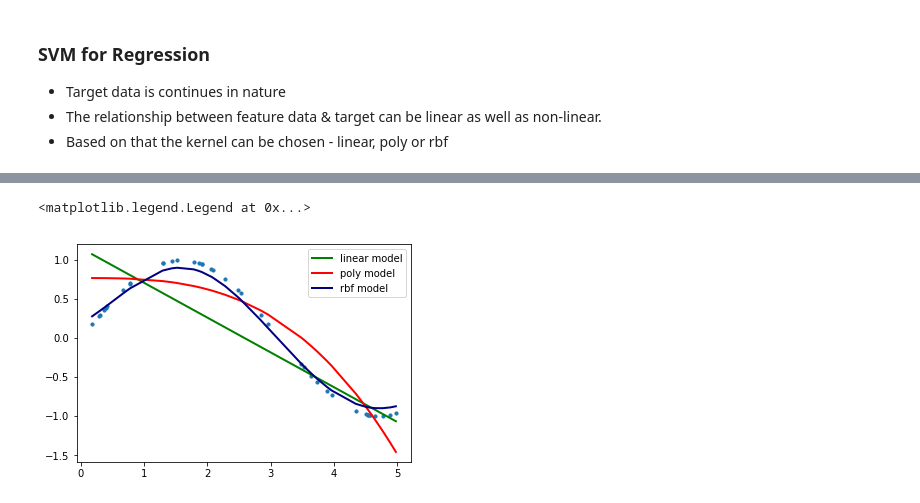
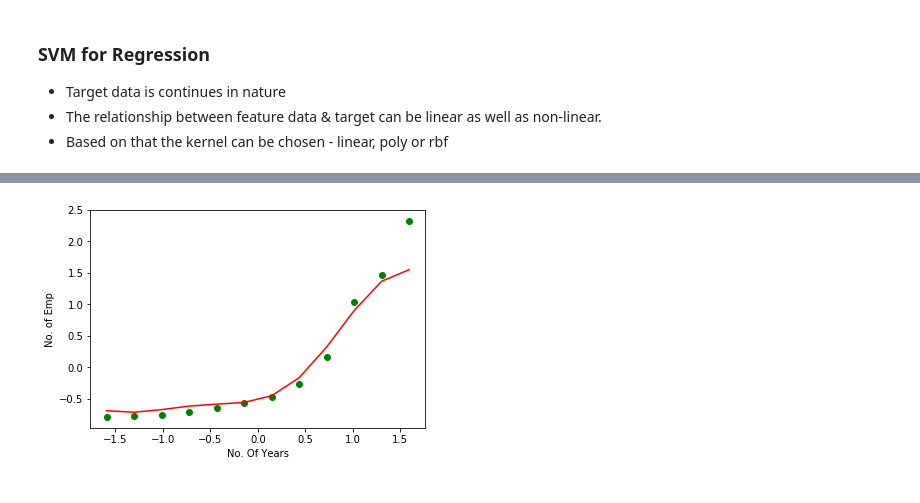
Before and after one commit to bansalrishi/MachineLearningWithPython_UD, a Jupyter notebook: 03. Support Vector Machines.ipynb, the cells around one changed output, grey strips where cells are left out. Drawn from its saved outputs; the diff is of its cells as text; code cells hidden in the pictures.

```diff
--- a/03. Support Vector Machines.ipynb
+++ b/03. Support Vector Machines.ipynb
@@ -318,10 +303,42 @@ for model in svrs:
-# %%
-lw = 2
-plt.scatter(X, y,s=10)
-plt.plot(X, svrs[0].predict(X), color='green', lw=lw, label='linear model')
-plt.plot(X, svrs[1].predict(X), color='red', lw=lw, label='poly model')
-plt.plot(X, svrs[2].predict(X), color='navy', lw=lw, label='rbf model')
-plt.legend()
-# %% [output]
-<matplotlib.legend.Legend at 0x...>
-[figure, removed]
+# %%
+# Importing the libraries
+import numpy as np
+import matplotlib.pyplot as plt
+import pandas as pd
+
+# Importing the dataset
+dataset = pd.read_csv('Data/Regression/Company_Performance.csv')
+X = dataset.iloc[:, 0:1].values
+y = dataset.iloc[:, 1:2].values
+
+#Changing int to float
+X = X.astype(float)
+y = y.astype(float)
+# %%
+#Feature Scaling
+from sklearn.preprocessing import StandardScaler
+sc_X = StandardScaler()
+sc_y = StandardScaler()
+X = sc_X.fit_transform(X)
+y = sc_y.fit_transform(y)
+
+# Fitting SVR
+from sklearn.svm import SVR
+regressor = SVR(kernel = 'rbf')
+#.ravel will convert that array shape to (n, )
+regressor.fit(X, y.ravel())
+
+
+# Predicting on a given value
+y_pred = regressor.predict(sc_X.transform(np.array([[7.5]])))
+y_pred = sc_y.inverse_transform(y_pred)
+
+# Visualising
+plt.scatter(X, y, color = 'green')
+plt.plot(X, regressor.predict(X), color = 'red')
+plt.ylabel('No. of Emp')
+plt.xlabel('No. Of Years')
+
+plt.show()
+# %% [output]
+[figure, added]
```
Also changed, not shown: parts of 5 cells of this notebook, 1 other file.
